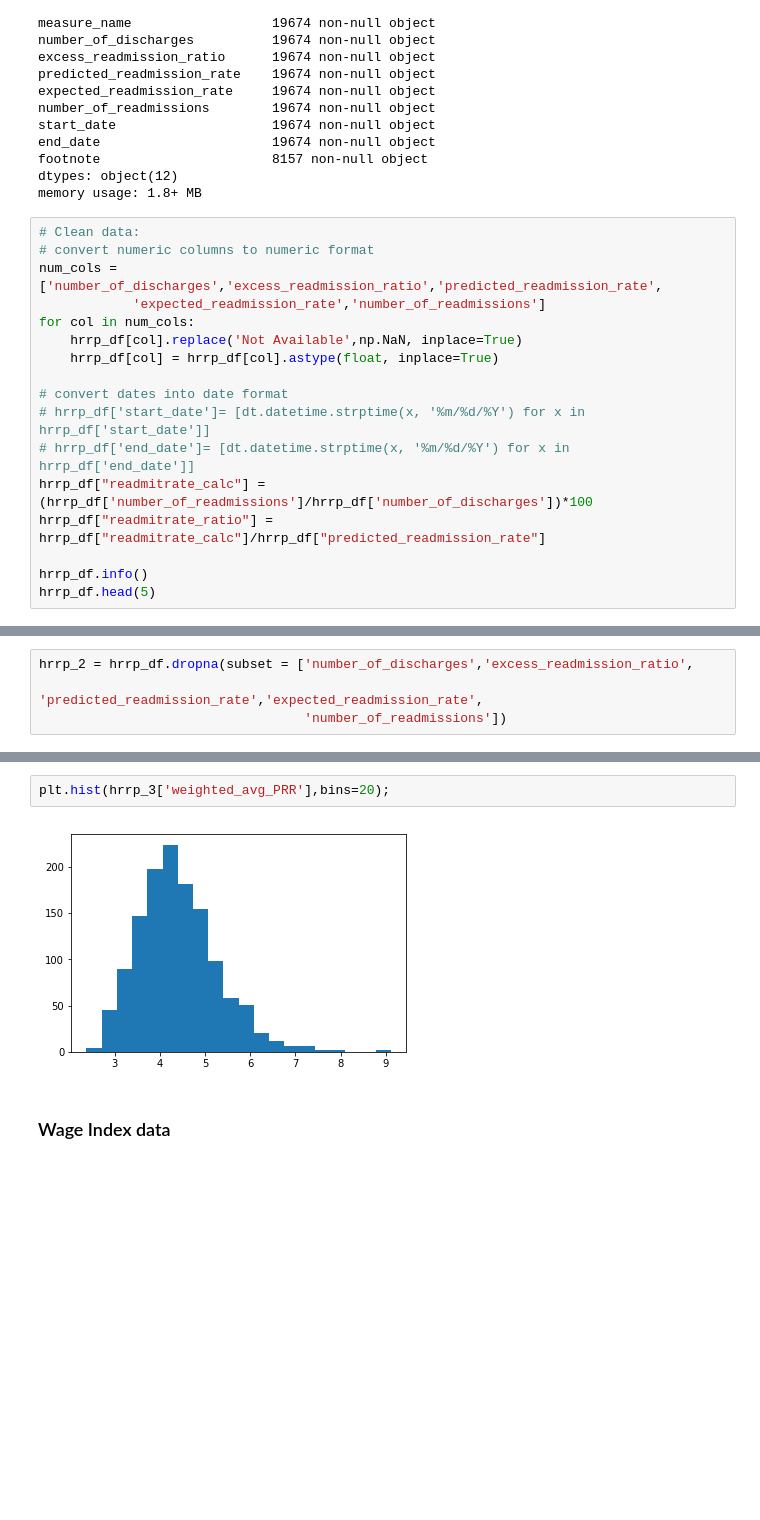
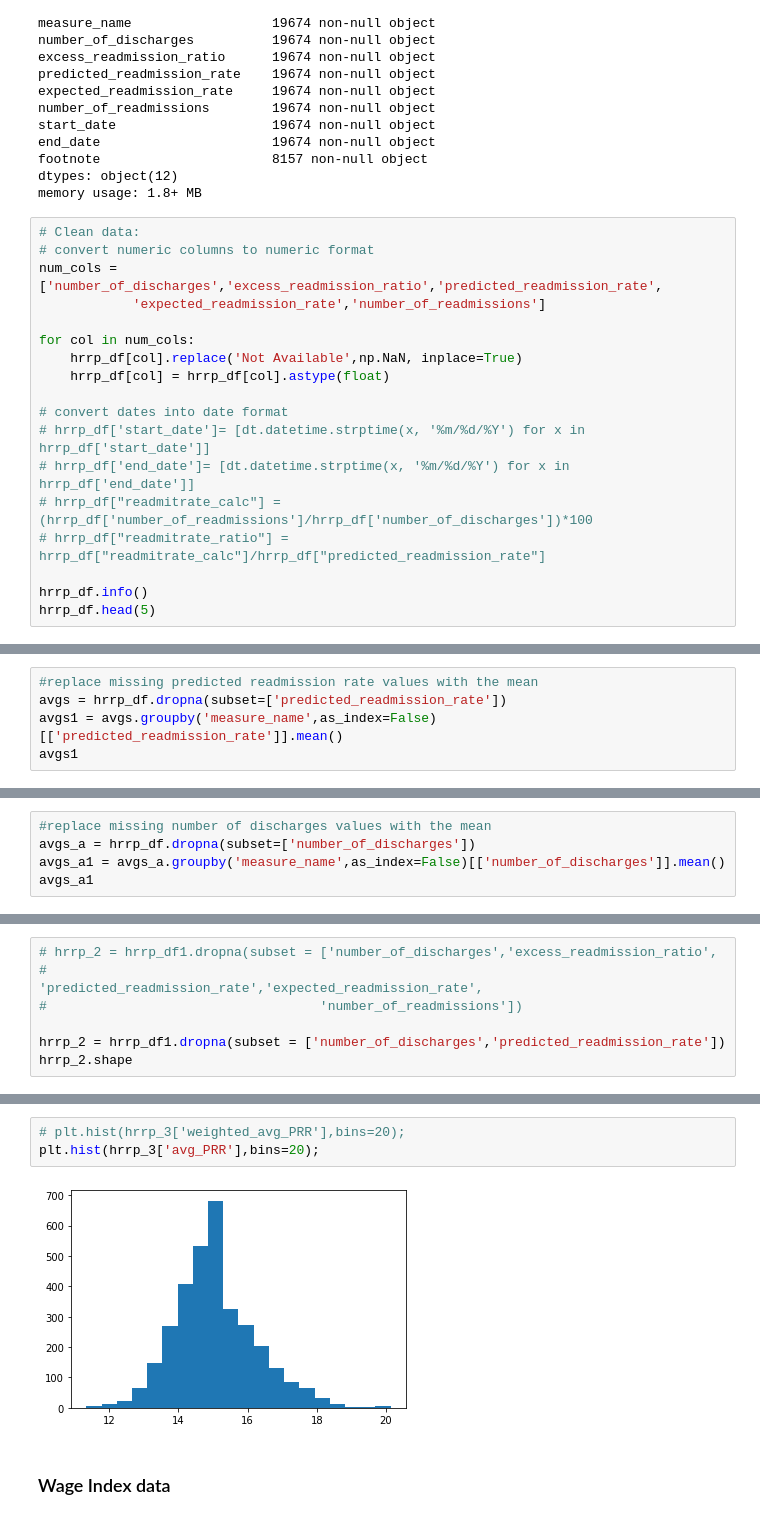
Before and after one commit to jocelynlau/metis-projects-2-5, a Jupyter notebook: project 2/importing data + EDA.ipynb, the cells around one changed output, grey strips where cells are left out. Cells and saved outputs as stored; diff of their text form; blank space fills up the shorter version.

```diff
--- a/project 2/importing data + EDA.ipynb
+++ b/project 2/importing data + EDA.ipynb
@@ -464,15 +438,16 @@ memory usage: 1.8+ MB
 # convert numeric columns to numeric format
 num_cols = ['number_of_discharges','excess_readmission_ratio','predicted_readmission_rate',
             'expected_readmission_rate','number_of_readmissions']
+
 for col in num_cols:
     hrrp_df[col].replace('Not Available',np.NaN, inplace=True)
-    hrrp_df[col] = hrrp_df[col].astype(float, inplace=True)
+    hrrp_df[col] = hrrp_df[col].astype(float)
 
 # convert dates into date format
 # hrrp_df['start_date']= [dt.datetime.strptime(x, '%m/%d/%Y') for x in hrrp_df['start_date']]
 # hrrp_df['end_date']= [dt.datetime.strptime(x, '%m/%d/%Y') for x in hrrp_df['end_date']]
-hrrp_df["readmitrate_calc"] = (hrrp_df['number_of_readmissions']/hrrp_df['number_of_discharges'])*100
-hrrp_df["readmitrate_ratio"] = hrrp_df["readmitrate_calc"]/hrrp_df["predicted_readmission_rate"]
+# hrrp_df["readmitrate_calc"] = (hrrp_df['number_of_readmissions']/hrrp_df['number_of_discharges'])*100
+# hrrp_df["readmitrate_ratio"] = hrrp_df["readmitrate_calc"]/hrrp_df["predicted_readmission_rate"]
 
 hrrp_df.info()
 hrrp_df.head(5)
@@ -561,0 +533,5 @@ plt.hist(hrrp_1['excess_readmission_ratio'],bins=7);
+# %%
+#replace missing predicted readmission rate values with the mean
+avgs = hrrp_df.dropna(subset=['predicted_readmission_rate'])
+avgs1 = avgs.groupby('measure_name',as_index=False)[['predicted_readmission_rate']].mean()
+avgs1
@@ -561,0 +559,5 @@ plt.hist(hrrp_1['excess_readmission_ratio'],bins=7);
+# %%
+#replace missing number of discharges values with the mean
+avgs_a = hrrp_df.dropna(subset=['number_of_discharges'])
+avgs_a1 = avgs_a.groupby('measure_name',as_index=False)[['number_of_discharges']].mean()
+avgs_a1
@@ -606,4 +619,7 @@ Name: measure_name, dtype: int64
 # %%
-hrrp_2 = hrrp_df.dropna(subset = ['number_of_discharges','excess_readmission_ratio',
-                                  'predicted_readmission_rate','expected_readmission_rate',
-                                  'number_of_readmissions'])
+# hrrp_2 = hrrp_df1.dropna(subset = ['number_of_discharges','excess_readmission_ratio',
+#                                   'predicted_readmission_rate','expected_readmission_rate',
+#                                   'number_of_readmissions'])
+
+hrrp_2 = hrrp_df1.dropna(subset = ['number_of_discharges','predicted_readmission_rate'])
+hrrp_2.shape
@@ -688,6 +753,7 @@ hrrp_2.loc[hrrp_2['provider_id']=='010001']
 # %%
-plt.hist(hrrp_3['weighted_avg_PRR'],bins=20);
+# plt.hist(hrrp_3['weighted_avg_PRR'],bins=20);
+plt.hist(hrrp_3['avg_PRR'],bins=20);
 # %% [output]
-[figure, old version]
+[figure, new version]
 # %% [markdown]
 ### Wage Index data
```
Also changed, not shown: parts of 62 cells of this notebook, 2 other files.
